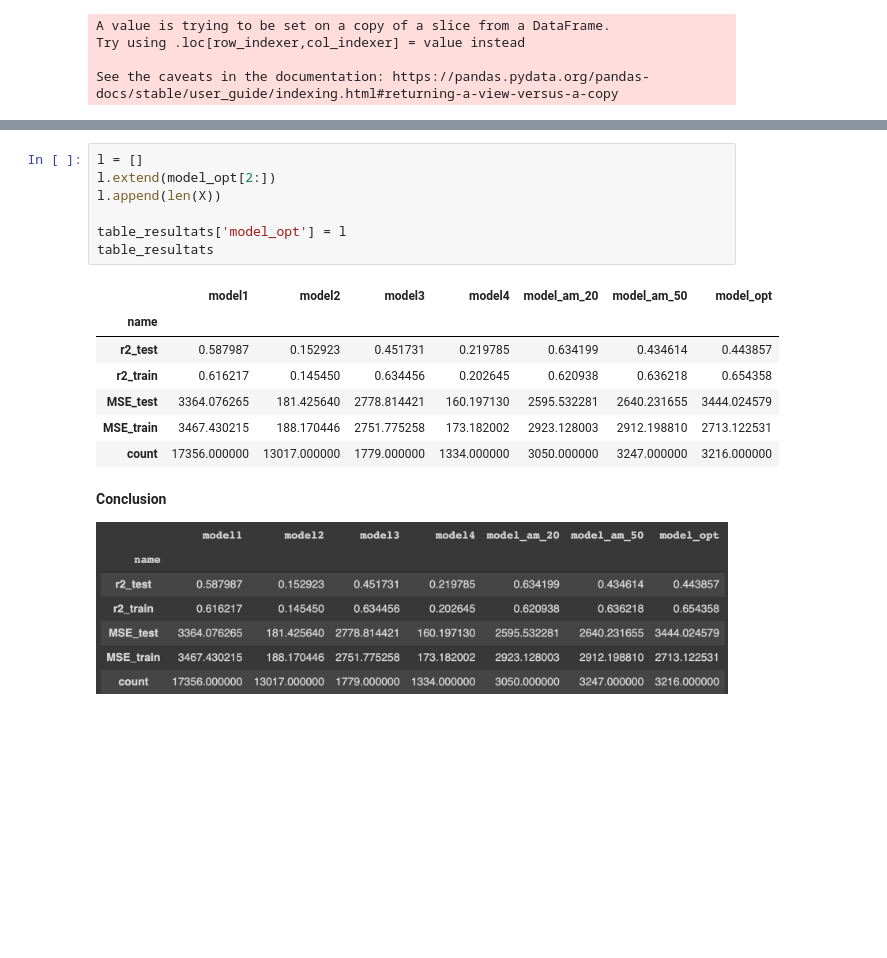
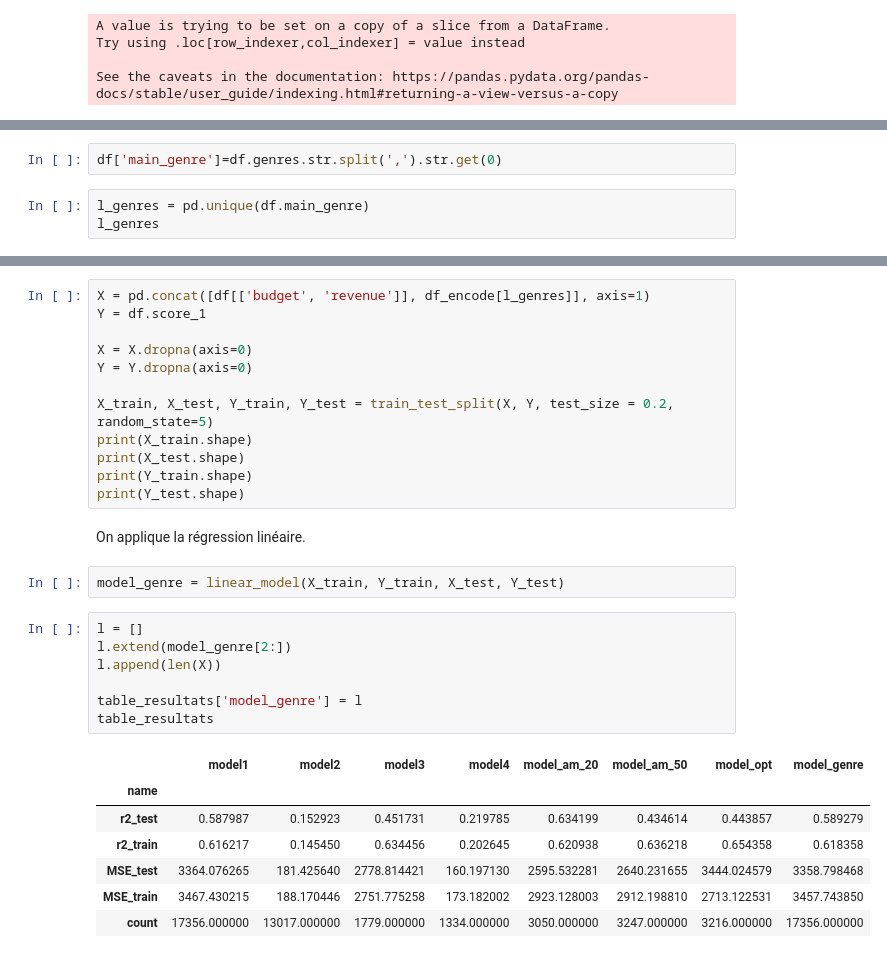
Before and after one commit to marie-ganon/Projet-Python-S1, a Jupyter notebook: Modélisation.ipynb, the cells around one changed output, grey strips where cells are left out. Saved outputs shown, nothing was run; the diff lists cells and outputs as text; blank space fills up the shorter version.

Commit message:
Finalisation modalités main genre + ouverture sur un random forest

```diff
--- a/Modélisation.ipynb
+++ b/Modélisation.ipynb
@@ -999,0 +1048,5 @@ See the caveats in the documentation: https://pandas.pydata.org/pandas-docs/stab
+# %%
+df['main_genre']=df.genres.str.split(',').str.get(0)
+# %%
+l_genres = pd.unique(df.main_genre)
+l_genres
@@ -1000,20 +1073,31 @@ See the caveats in the documentation: https://pandas.pydata.org/pandas-docs/stab
+# %%
+X = pd.concat([df[['budget', 'revenue']], df_encode[l_genres]], axis=1)
+Y = df.score_1
+
+X = X.dropna(axis=0)
+Y = Y.dropna(axis=0)
+
+X_train, X_test, Y_train, Y_test = train_test_split(X, Y, test_size = 0.2, random_state=5)
+print(X_train.shape)
+print(X_test.shape)
+print(Y_train.shape)
+print(Y_test.shape)
+# %% [markdown]
+On applique la régression linéaire.
+# %%
+model_genre = linear_model(X_train, Y_train, X_test, Y_test)
 # %%
 l = []
-l.extend(model_opt[2:])
+l.extend(model_genre[2:])
 l.append(len(X))
 
-table_resultats['model_opt'] = l
+table_resultats['model_genre'] = l
 table_resultats
 # %% [output]
-|  | model1 | model2 | model3 | model4 | model_am_20 | model_am_50 | model_opt |
-| name |  |  |  |  |  |  |  |
-| r2_test | 0.587987 | 0.152923 | 0.451731 | 0.219785 | 0.634199 | 0.434614 | 0.443857 |
-| r2_train | 0.616217 | 0.145450 | 0.634456 | 0.202645 | 0.620938 | 0.636218 | 0.654358 |
-| MSE_test | 3364.076265 | 181.425640 | 2778.814421 | 160.197130 | 2595.532281 | 2640.231655 | 3444.024579 |
-| MSE_train | 3467.430215 | 188.170446 | 2751.775258 | 173.182002 | 2923.128003 | 2912.198810 | 2713.122531 |
-| count | 17356.000000 | 13017.000000 | 1779.000000 | 1334.000000 | 3050.000000 | 3247.000000 | 3216.000000 |
+|  | model1 | model2 | model3 | model4 | model_am_20 | model_am_50 | model_opt | model_genre |
+| name |  |  |  |  |  |  |  |  |
+| r2_test | 0.587987 | 0.152923 | 0.451731 | 0.219785 | 0.634199 | 0.434614 | 0.443857 | 0.589279 |
+| r2_train | 0.616217 | 0.145450 | 0.634456 | 0.202645 | 0.620938 | 0.636218 | 0.654358 | 0.618358 |
+| MSE_test | 3364.076265 | 181.425640 | 2778.814421 | 160.197130 | 2595.532281 | 2640.231655 | 3444.024579 | 3358.798468 |
+| MSE_train | 3467.430215 | 188.170446 | 2751.775258 | 173.182002 | 2923.128003 | 2912.198810 | 2713.122531 | 3457.743850 |
+| count | 17356.000000 | 13017.000000 | 1779.000000 | 1334.000000 | 3050.000000 | 3247.000000 | 3216.000000 | 17356.000000 |
-# %% [markdown]
-**Conclusion**
-
-
-![Capture d’écran 2020-12-14 à 22.46.51.png](embedded-picture-1)
```
Also changed, not shown: parts of 29 cells of this notebook.
